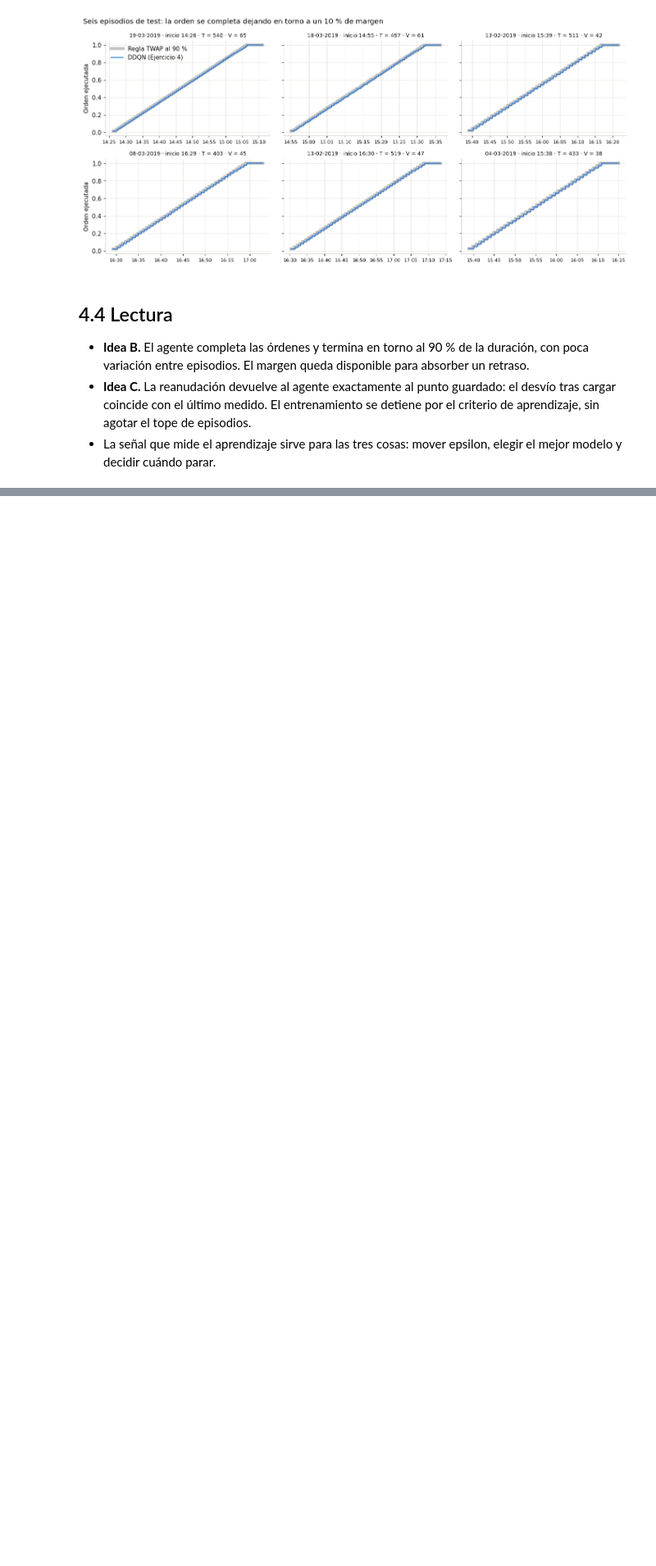
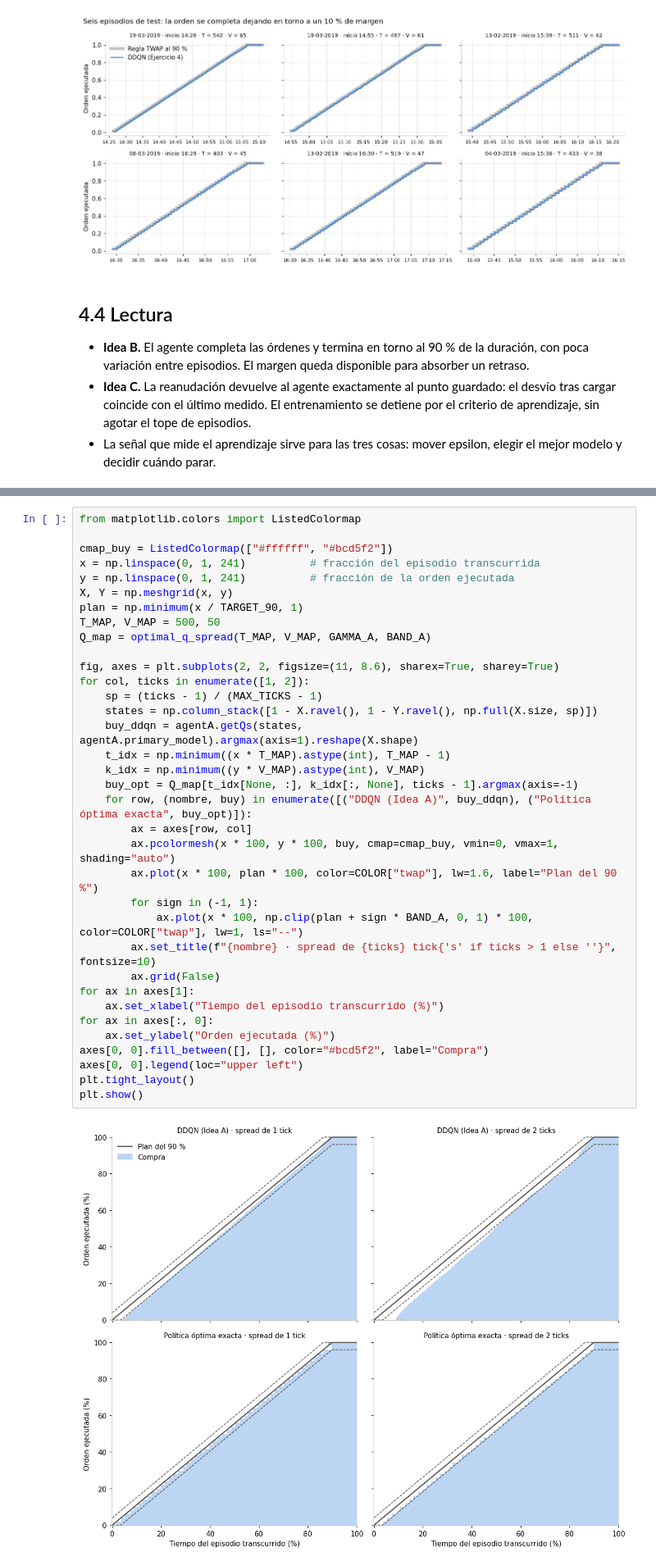
Before and after one commit to eglezarr/ddqn-slicer, a Jupyter notebook: workshop/execution_lab_entrega.ipynb, the cells around one changed output, grey strips where cells are left out. Shown at 82% size. Saved outputs shown, nothing was run; the diff lists cells and outputs as text; blank space fills up the shorter version.

```diff
--- a/workshop/execution_lab_entrega.ipynb
+++ b/workshop/execution_lab_entrega.ipynb
@@ -1376,0 +1820,37 @@ plot_schedules(episodes_test, "DDQN (Ejercicio 4)", buys4, "Regla TWAP al 90 %",
+# %%
+from matplotlib.colors import ListedColormap
+
+cmap_buy = ListedColormap(["#ffffff", "#bcd5f2"])
+x = np.linspace(0, 1, 241)          # fracción del episodio transcurrida
+y = np.linspace(0, 1, 241)          # fracción de la orden ejecutada
+X, Y = np.meshgrid(x, y)
+plan = np.minimum(x / TARGET_90, 1)
+T_MAP, V_MAP = 500, 50
+Q_map = optimal_q_spread(T_MAP, V_MAP, GAMMA_A, BAND_A)
+
+fig, axes = plt.subplots(2, 2, figsize=(11, 8.6), sharex=True, sharey=True)
+for col, ticks in enumerate([1, 2]):
+    sp = (ticks - 1) / (MAX_TICKS - 1)
+    states = np.column_stack([1 - X.ravel(), 1 - Y.ravel(), np.full(X.size, sp)])
+    buy_ddqn = agentA.getQs(states, agentA.primary_model).argmax(axis=1).reshape(X.shape)
+    t_idx = np.minimum((x * T_MAP).astype(int), T_MAP - 1)
+    k_idx = np.minimum((y * V_MAP).astype(int), V_MAP)
+    buy_opt = Q_map[t_idx[None, :], k_idx[:, None], ticks - 1].argmax(axis=-1)
+    for row, (nombre, buy) in enumerate([("DDQN (Idea A)", buy_ddqn), ("Política óptima exacta", buy_opt)]):
+        ax = axes[row, col]
+        ax.pcolormesh(x * 100, y * 100, buy, cmap=cmap_buy, vmin=0, vmax=1, shading="auto")
+        ax.plot(x * 100, plan * 100, color=COLOR["twap"], lw=1.6, label="Plan del 90 %")
+        for sign in (-1, 1):
+            ax.plot(x * 100, np.clip(plan + sign * BAND_A, 0, 1) * 100, color=COLOR["twap"], lw=1, ls="--")
+        ax.set_title(f"{nombre} · spread de {ticks} tick{'s' if ticks > 1 else ''}", fontsize=10)
+        ax.grid(False)
+for ax in axes[1]:
+    ax.set_xlabel("Tiempo del episodio transcurrido (%)")
+for ax in axes[:, 0]:
+    ax.set_ylabel("Orden ejecutada (%)")
+axes[0, 0].fill_between([], [], color="#bcd5f2", label="Compra")
+axes[0, 0].legend(loc="upper left")
+plt.tight_layout()
+plt.show()
+# %% [output]
+[figure, added]
```
Also changed, not shown: parts of 22 cells of this notebook.
